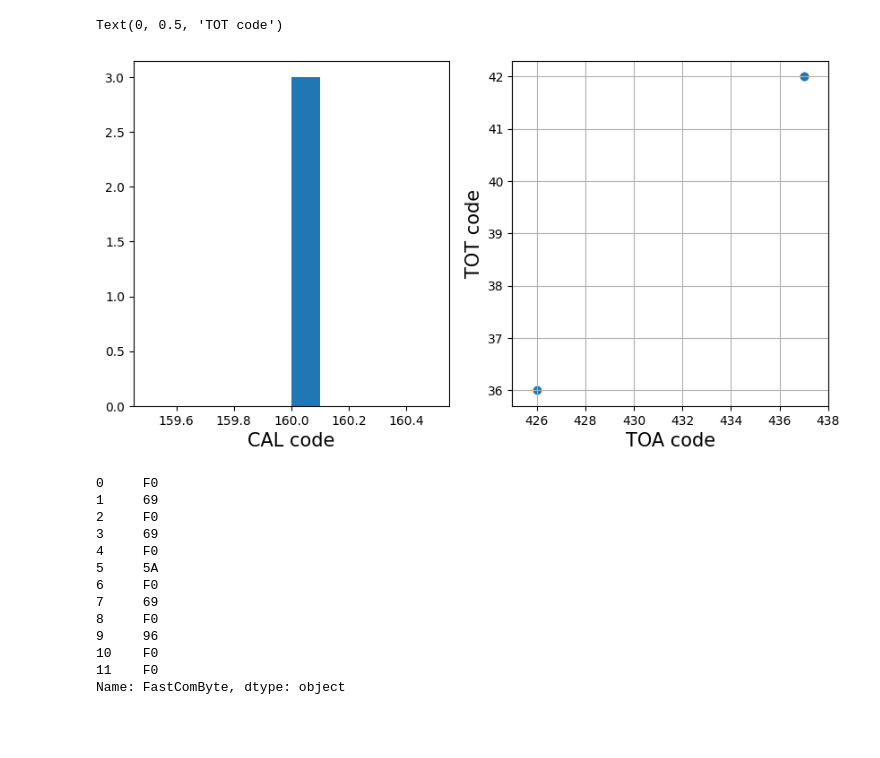
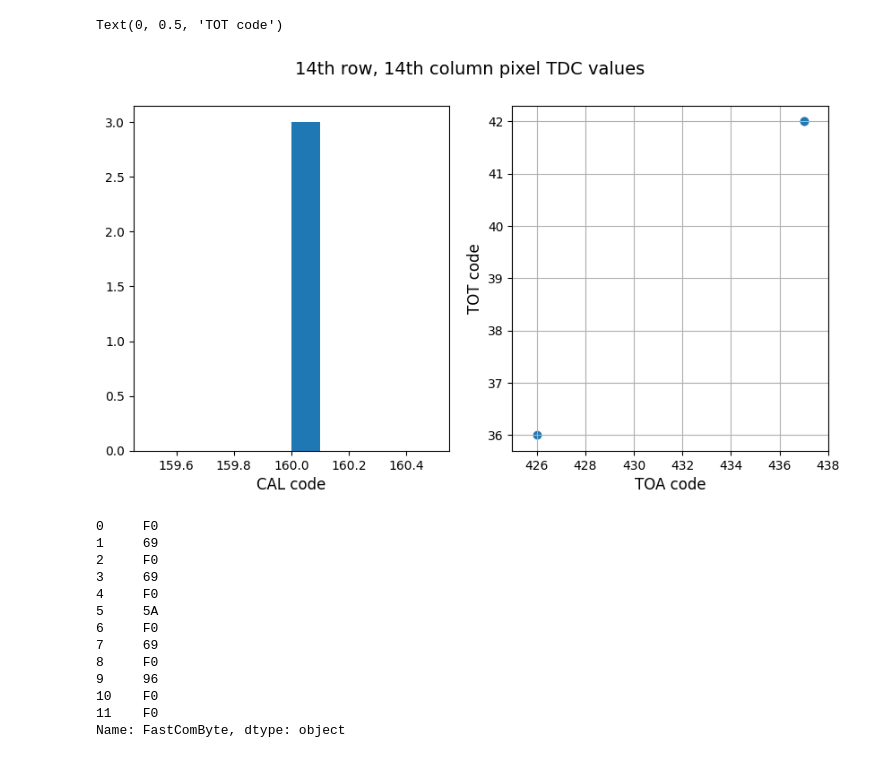
Before and after one commit to Quantumapple/etroc2datavalidation, a Jupyter notebook: DataVerify.ipynb, the cells around one changed output. Cells and saved outputs as stored; diff of their text form; code cells hidden in the pictures; blank space fills up the shorter version.

```diff
--- a/DataVerify.ipynb
+++ b/DataVerify.ipynb
@@ -55,20 +56,21 @@ row14col14_toa = row14col14_toa.apply(b16)
 # %%
 ### plotting
 import matplotlib.pyplot as plt
 %matplotlib inline
 
 fig, (ax1, ax2) = plt.subplots(1, 2, figsize=(10, 5))
+fig.suptitle("14th row, 14th column pixel TDC values", fontsize=14)
 ax1.hist(row14col14_cal)
-ax1.set_xlabel('CAL code', fontsize=15)
+ax1.set_xlabel('CAL code', fontsize=12)
 
 ax2.scatter(row14col14_toa, df['Row14Col14_TDC_TOT'])
 ax2.grid()
 ax2.set_xlim(425, 438)
-ax2.set_xlabel('TOA code', fontsize=15)
-ax2.set_ylabel('TOT code', fontsize=15)
+ax2.set_xlabel('TOA code', fontsize=12)
+ax2.set_ylabel('TOT code', fontsize=12)
 # %% [output]
 Text(0, 0.5, 'TOT code')
-[figure, old version]
+[figure, new version]
 # %%
 df2 = pd.read_csv('simvision_fastcmd_data.csv', skiprows=1)
 # %%
```
Also changed, not shown: parts of 1 cell of this notebook.
